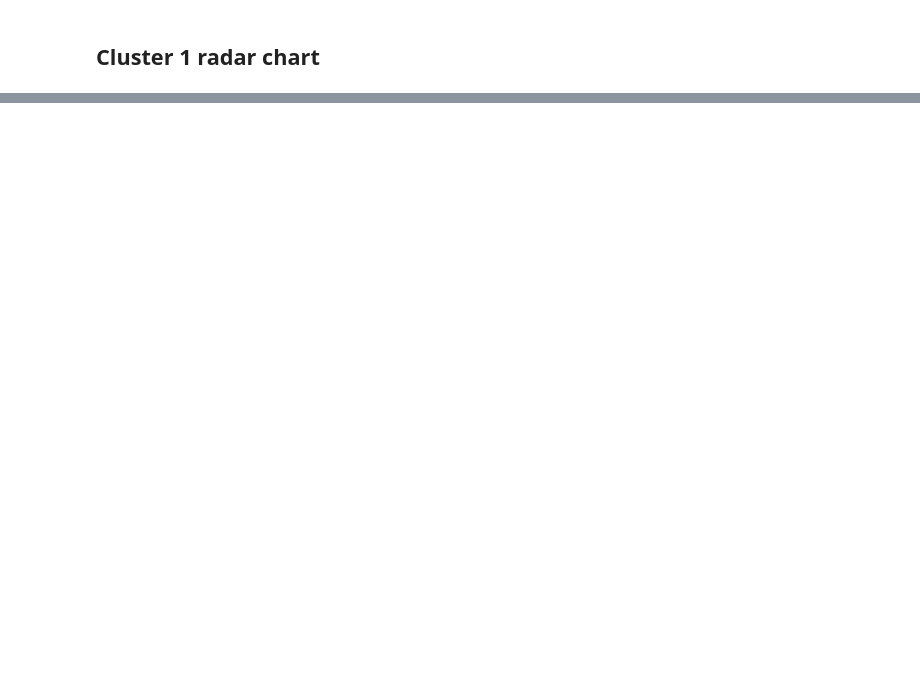
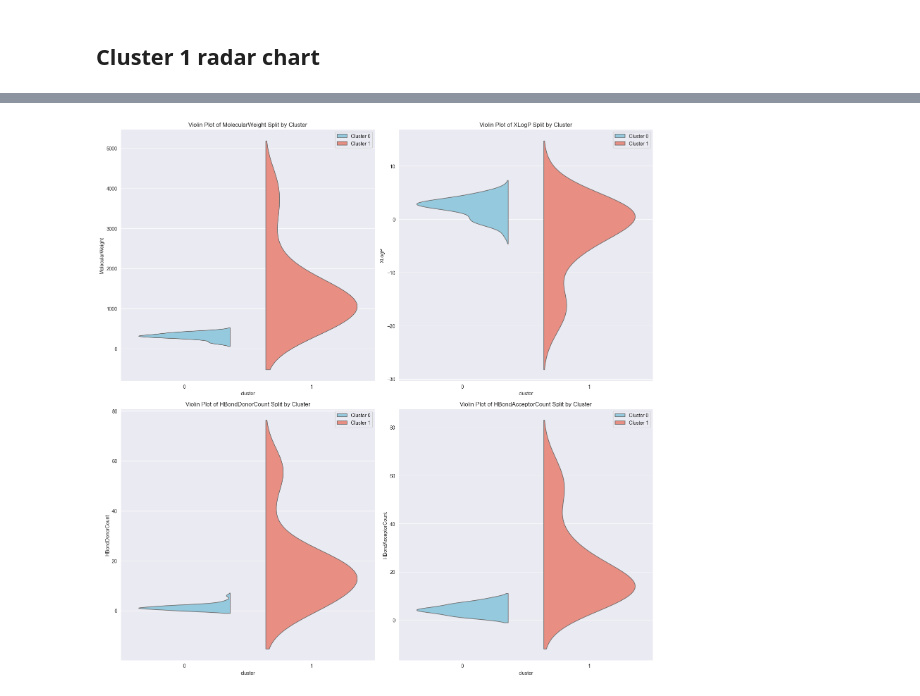
Before and after one commit to JKosciukiewicz/MLDD_Project, a Jupyter notebook: Clustering_examples.ipynb, the cells around one changed output, grey strips where cells are left out. Saved outputs shown, nothing was run; the diff lists cells and outputs as text; code cells hidden in the pictures; blank space fills up the shorter version.

```diff
--- a/Clustering_examples.ipynb
+++ b/Clustering_examples.ipynb
@@ -353,0 +473,20 @@ fig_5.write_image('./fig_5.png')
+# %%
+plt.figure(figsize=(16, 16))  # Adjust figure size as needed
+
+# List of columns to plot
+columns_to_plot = ['MolecularWeight', 'XLogP', 'HBondDonorCount', 'HBondAcceptorCount']
+
+# Loop through each column
+for i, column in enumerate(columns_to_plot, start=1):
+    plt.subplot(2, 2, i)  # Create subplot
+    # Plotting split violins for each cluster
+    sns.violinplot(data=df, x=df['cluster'], y=column, hue='cluster', split=True, inner=None, palette={0: 'skyblue', 1: 'salmon'}, gap=.1)
+    # Set labels and title
+    plt.title(f'Violin Plot of {column} Split by Cluster')
+    # Add legend
+    plt.legend(labels=['Cluster 0', 'Cluster 1'])
+
+plt.tight_layout()  # Adjust layout
+plt.show()
+# %% [output]
+[figure, added]
```
Also changed, not shown: parts of 14 cells of this notebook.
